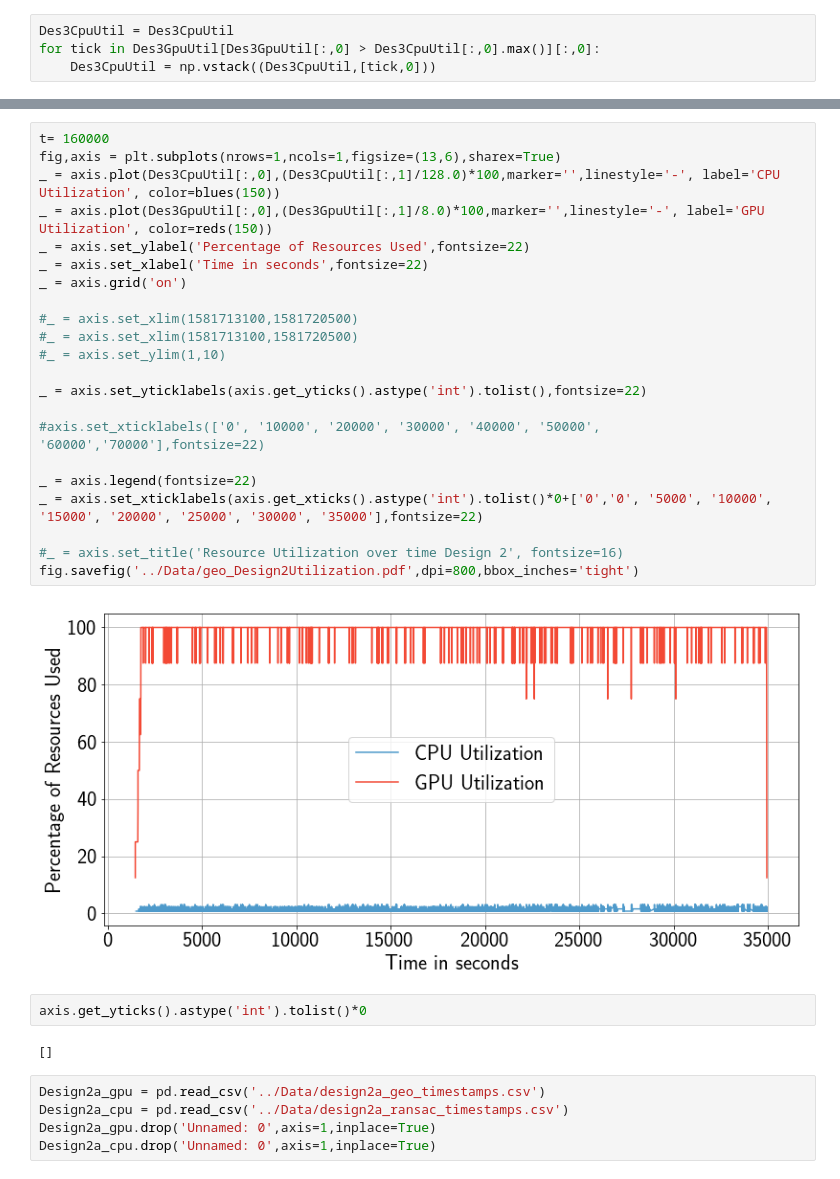
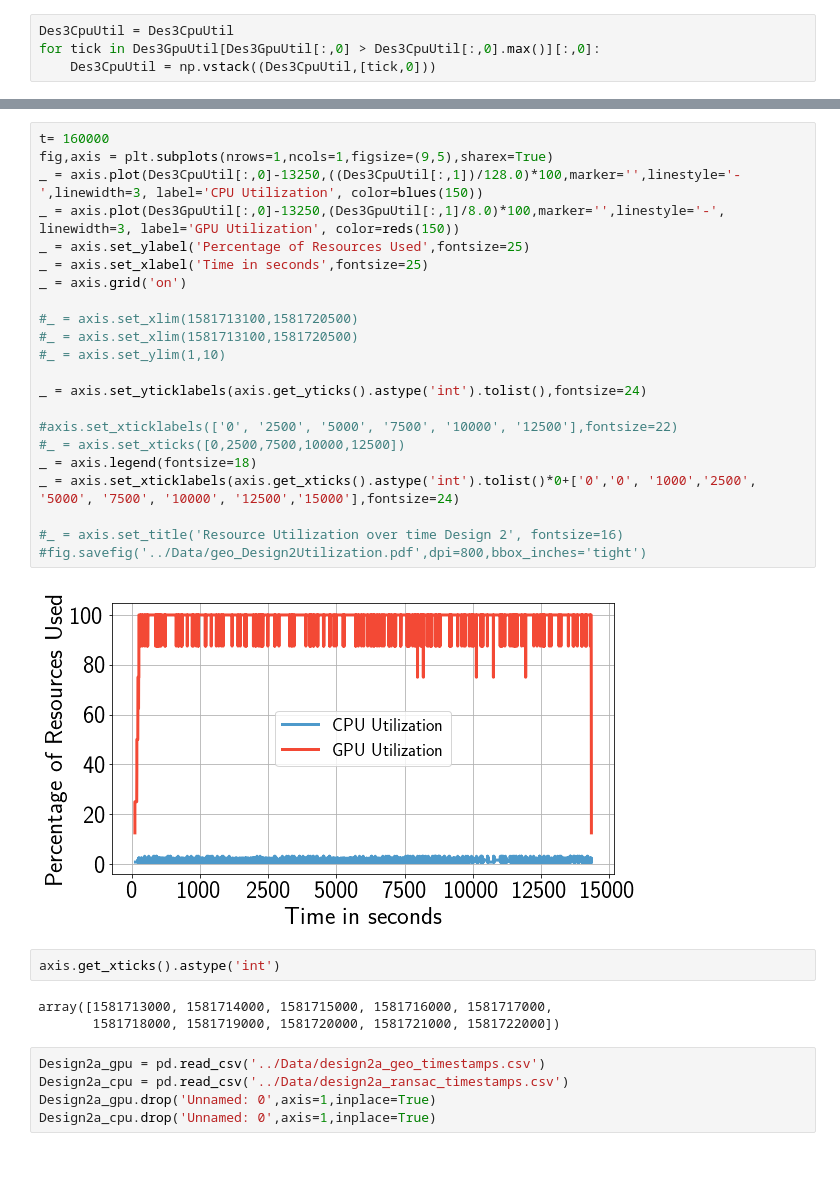
Before and after one commit to radical-experiments/iceberg_escience, a Jupyter notebook: Geolocation/Notebooks/Des1Des3ComparisonUtilization.ipynb, the cells around one changed output, grey strips where cells are left out. Drawn from its saved outputs; the diff is of its cells as text.

```diff
--- a/Geolocation/Notebooks/Des1Des3ComparisonUtilization.ipynb
+++ b/Geolocation/Notebooks/Des1Des3ComparisonUtilization.ipynb
@@ -369,31 +372,32 @@ Des3GpuUtil.shape
 # %%
 t= 160000
-fig,axis = plt.subplots(nrows=1,ncols=1,figsize=(13,6),sharex=True)
-_ = axis.plot(Des3CpuUtil[:,0],(Des3CpuUtil[:,1]/128.0)*100,marker='',linestyle='-', label='CPU Utilization', color=blues(150))
-_ = axis.plot(Des3GpuUtil[:,0],(Des3GpuUtil[:,1]/8.0)*100,marker='',linestyle='-', label='GPU Utilization', color=reds(150))
-_ = axis.set_ylabel('Percentage of Resources Used',fontsize=22)
-_ = axis.set_xlabel('Time in seconds',fontsize=22)
+fig,axis = plt.subplots(nrows=1,ncols=1,figsize=(9,5),sharex=True)
+_ = axis.plot(Des3CpuUtil[:,0]-13250,((Des3CpuUtil[:,1])/128.0)*100,marker='',linestyle='-',linewidth=3, label='CPU Utilization', color=blues(150))
+_ = axis.plot(Des3GpuUtil[:,0]-13250,(Des3GpuUtil[:,1]/8.0)*100,marker='',linestyle='-',  linewidth=3, label='GPU Utilization', color=reds(150))
+_ = axis.set_ylabel('Percentage of Resources Used',fontsize=25)
+_ = axis.set_xlabel('Time in seconds',fontsize=25)
 _ = axis.grid('on')
 
 #_ = axis.set_xlim(1581713100,1581720500)
 #_ = axis.set_xlim(1581713100,1581720500)
 #_ = axis.set_ylim(1,10)
 
-_ = axis.set_yticklabels(axis.get_yticks().astype('int').tolist(),fontsize=22)
+_ = axis.set_yticklabels(axis.get_yticks().astype('int').tolist(),fontsize=24)
 
-#axis.set_xticklabels(['0', '10000', '20000', '30000', '40000', '50000', '60000','70000'],fontsize=22)
-
-_ = axis.legend(fontsize=22)
-_ = axis.set_xticklabels(axis.get_xticks().astype('int').tolist()*0+['0','0', '5000', '10000', '15000', '20000', '25000', '30000', '35000'],fontsize=22)
+#axis.set_xticklabels(['0', '2500', '5000', '7500', '10000', '12500'],fontsize=22)
+#_ = axis.set_xticks([0,2500,7500,10000,12500])
+_ = axis.legend(fontsize=18)
+_ = axis.set_xticklabels(axis.get_xticks().astype('int').tolist()*0+['0','0', '1000','2500', '5000', '7500', '10000', '12500','15000'],fontsize=24)
 
 #_ = axis.set_title('Resource Utilization over time Design 2', fontsize=16)
-fig.savefig('../Data/geo_Design2Utilization.pdf',dpi=800,bbox_inches='tight')
+#fig.savefig('../Data/geo_Design2Utilization.pdf',dpi=800,bbox_inches='tight')
 # %% [output]
-[figure, old version]
+[figure, new version]
 # %%
-axis.get_yticks().astype('int').tolist()*0
+axis.get_xticks().astype('int')
 # %% [output]
-[]
+array([1581713000, 1581714000, 1581715000, 1581716000, 1581717000,
+       1581718000, 1581719000, 1581720000, 1581721000, 1581722000])
 # %%
 Design2a_gpu = pd.read_csv('../Data/design2a_geo_timestamps.csv')
 Design2a_cpu = pd.read_csv('../Data/design2a_ransac_timestamps.csv')
```
Also changed, not shown: parts of 10 cells of this notebook, 11 other files.
